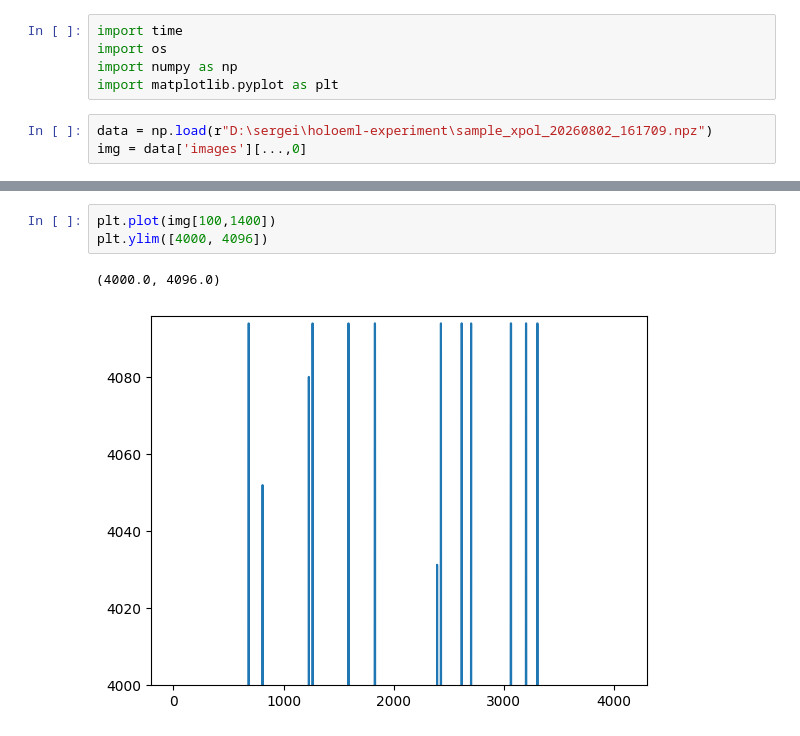
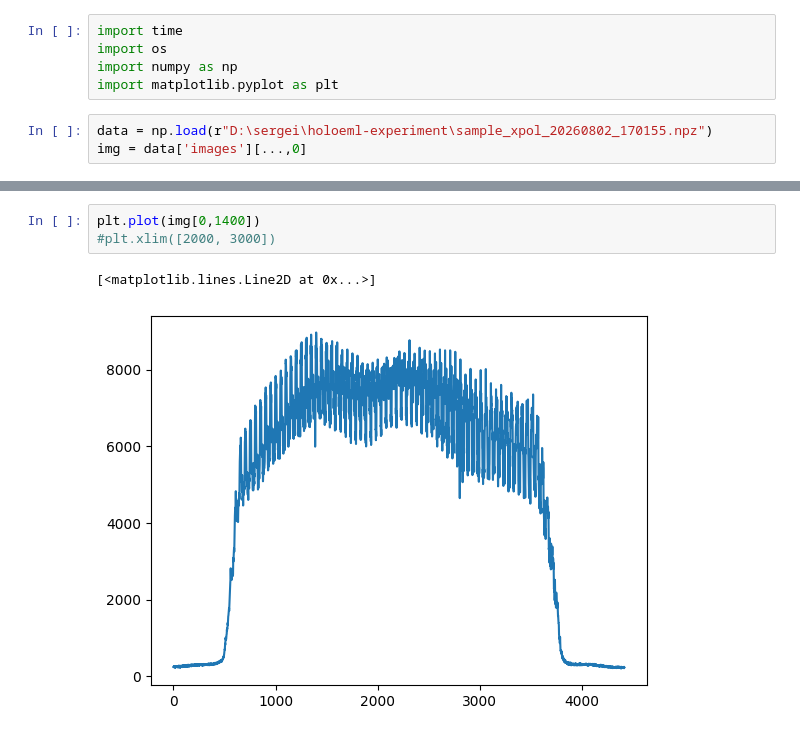
Before and after one commit to RodionovSA/holoeml-experiment, a Jupyter notebook: scripts/amplitude/check_results.ipynb, the cells around one changed output, grey strips where cells are left out. Saved outputs shown, nothing was run; the diff lists cells and outputs as text.

```diff
--- a/scripts/amplitude/check_results.ipynb
+++ b/scripts/amplitude/check_results.ipynb
@@ -4,5 +4,5 @@ import os
 import numpy as np
 import matplotlib.pyplot as plt
 # %%
-data = np.load(r"D:\sergei\holoeml-experiment\sample_xpol_20260802_161709.npz")
+data = np.load(r"D:\sergei\holoeml-experiment\sample_xpol_20260802_170155.npz")
 img = data['images'][...,0]
@@ -17,6 +28,6 @@ plt.ylim([1000, 2000])
 # %%
-plt.plot(img[100,1400])
-plt.ylim([4000, 4096])
+plt.plot(img[0,1400])
+#plt.xlim([2000, 3000])
 # %% [output]
-(4000.0, 4096.0)
+[<matplotlib.lines.Line2D at 0x...>]
-[figure, old version]
+[figure, new version]
```
Also changed, not shown: parts of 19 cells of this notebook, 10 other files.
